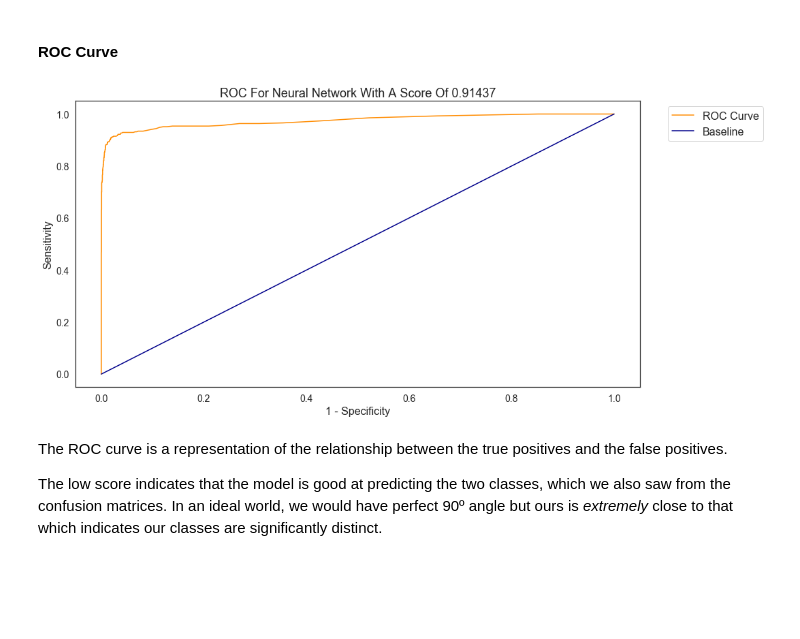
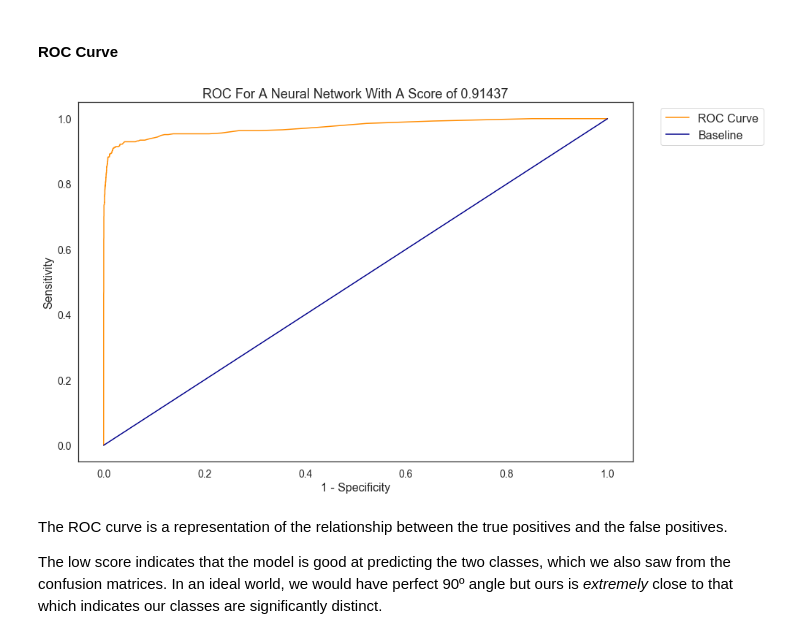
Before and after one commit to a-bergman/Pulsar-Star-Prediction, a Jupyter notebook: Code/Modeling & Evaluation.ipynb, the cells around one changed output. Cells and saved outputs as stored; diff of their text form; code cells hidden in the pictures; blank space fills up the shorter version.

```diff
--- a/Code/Modeling & Evaluation.ipynb
+++ b/Code/Modeling & Evaluation.ipynb
@@ -879,20 +787,15 @@ plot_scores(df     = scores*100,
 - `F1 Score` considers both sensitivity and specificity, which is why the score isn't higher.
 # %% [markdown]
 #### ROC Curve
-# %%
-# Generating the ROC-AUC score
-
-rocauc_score = round(roc_auc_score(y_test, if_test_preds), 5)
-
-# Plotting the ROC curve with the score in the title
-
-roc(model_prob = if_model,
-    X_test     = X_if_test,
-    y_test     = y_if_test,
-    y_pred     = if_test_preds,
-    title      = f"ROC For Neural Network With A Score Of {rocauc_score}")
-# %% [output]
-[figure, removed]
+# %%
+graphs.roc_curve(model_prob  = if_model,
+                 X_test      = X_if_test,
+                 y_test      = y_if_test,
+                 y_predicted = if_test_preds,
+                 title       = "ROC For A Neural Network",
+                 dim         = (14,8))
+# %% [output]
+[figure, added]
 # %% [markdown]
 The ROC curve is a representation of the relationship between the true positives and the false positives.
 
```
Also changed, not shown: parts of 19 cells of this notebook.
